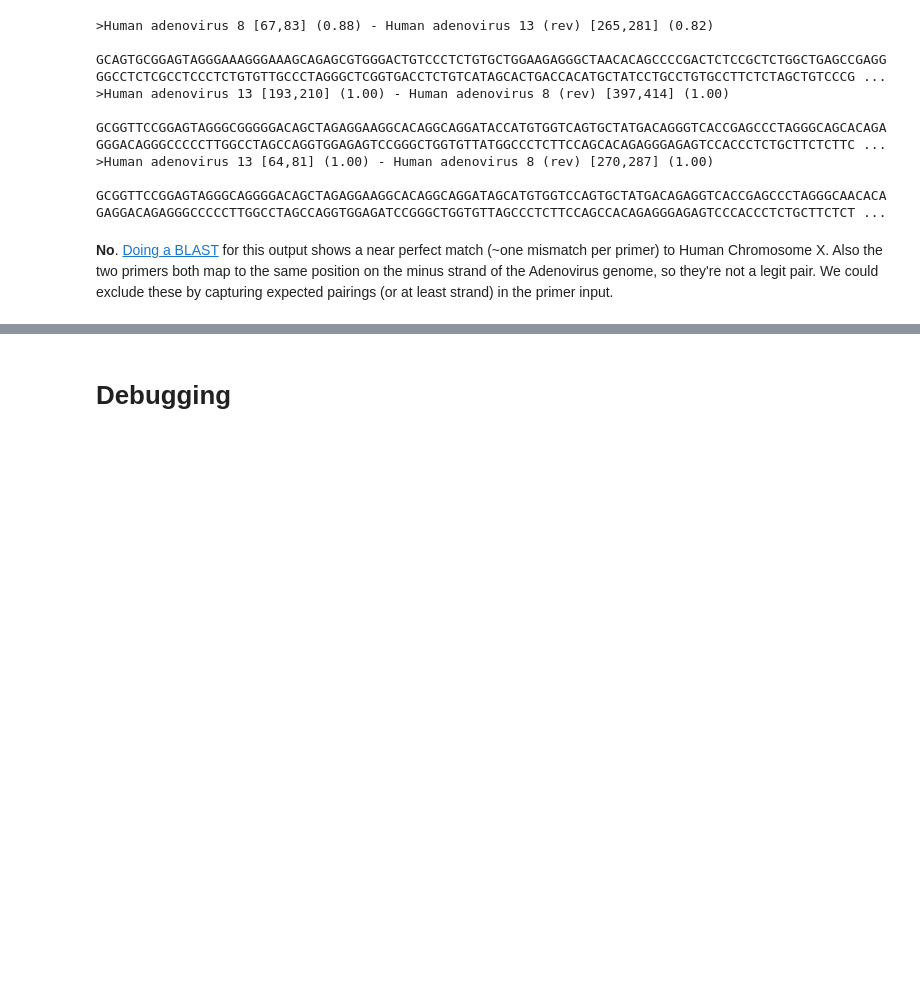
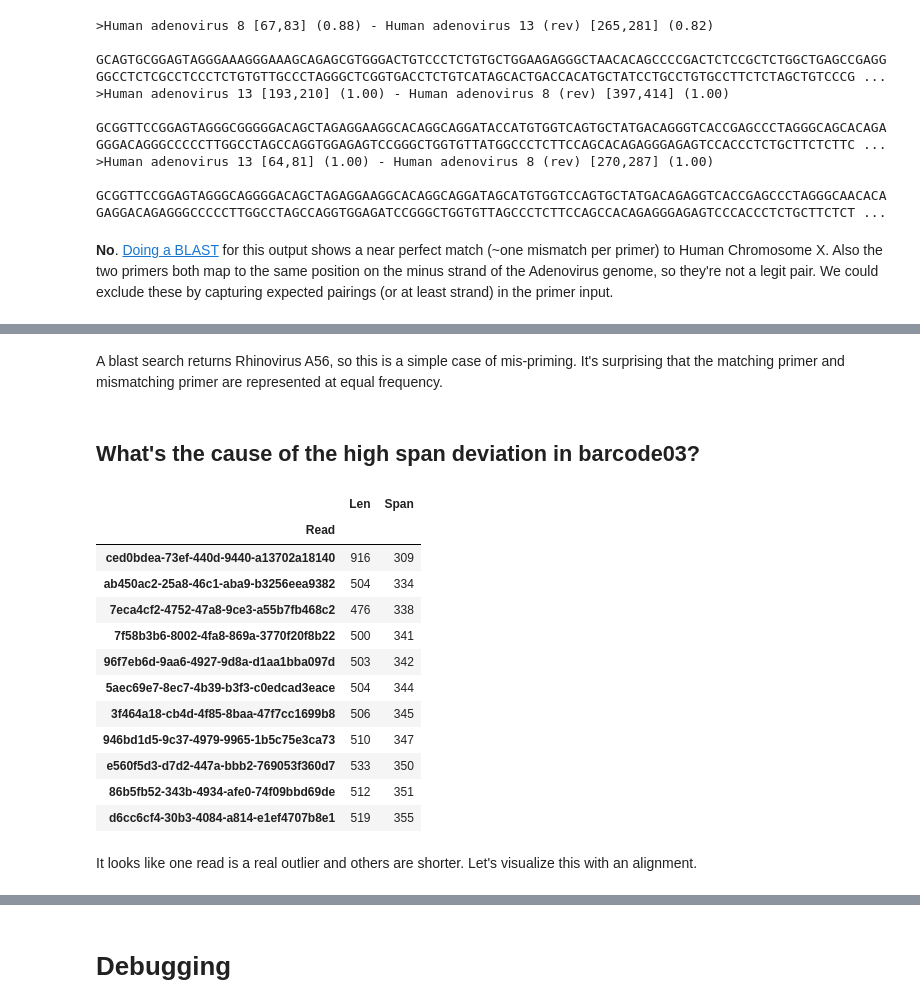
Before and after one commit to RByers/RespiCov-analyze, a Jupyter notebook: RCMatchPrimers.ipynb, the cells around one changed output, grey strips where cells are left out. Saved outputs shown, nothing was run; the diff lists cells and outputs as text; code cells hidden in the pictures; blank space fills up the shorter version.

Commit message:
Add a bit more match analysis

```diff
--- a/RCMatchPrimers.ipynb
+++ b/RCMatchPrimers.ipynb
@@ -551,0 +558,9 @@ for (subdir, read, hit1, hit2, span, pairname) in getPrimerPairs("barcode01"):
+# %%
+printed = 0
+for (subdir, read, hit1, hit2, span, pairname) in getPrimerPairs("barcode06"):
+    if (pairname=="Rhinovirus/Enterovirus 2/3"):
+        print(">" + hitString(hit1) + " - " + hitString(hit2) + " len=" + str(len(read)))
+        print("  " + read.seq[hit1.end:hit2.start])  # trim primers
+        printed += 1
+        if printed == 3:
+            break
@@ -551,0 +574,32 @@ for (subdir, read, hit1, hit2, span, pairname) in getPrimerPairs("barcode01"):
+# %% [markdown]
+A blast search returns Rhinovirus A56, so this is a simple case of mis-priming. It's surprising that the matching primer and mismatching primer are represented at equal frequency.
+# %% [markdown]
+## What's the cause of the high span deviation in barcode03?
+# %%
+table = {"Read":[], "Len":[], "Span":[]}
+for (subdir, read, hit1, hit2, span, pairname) in getPrimerPairs("barcode03"):
+    if (pairname=="Rhinovirus/Enterovirus 1/3"):
+        table["Read"].append(read.id)
+        table["Len"].append(len(read))
+        table["Span"].append(span)
+
+df = pd.DataFrame(data=table)
+df.set_index("Read", inplace=True)
+df.sort_values("Span", inplace=True)
+df
+# %% [output]
+|  | Len | Span |
+| Read |  |  |
+| ced0bdea-73ef-440d-9440-a13702a18140 | 916 | 309 |
+| ab450ac2-25a8-46c1-aba9-b3256eea9382 | 504 | 334 |
+| 7eca4cf2-4752-47a8-9ce3-a55b7fb468c2 | 476 | 338 |
+| 7f58b3b6-8002-4fa8-869a-3770f20f8b22 | 500 | 341 |
+| 96f7eb6d-9aa6-4927-9d8a-d1aa1bba097d | 503 | 342 |
+| 5aec69e7-8ec7-4b39-b3f3-c0edcad3eace | 504 | 344 |
+| 3f464a18-cb4d-4f85-8baa-47f7cc1699b8 | 506 | 345 |
+| 946bd1d5-9c37-4979-9965-1b5c75e3ca73 | 510 | 347 |
+| e560f5d3-d7d2-447a-bbb2-769053f360d7 | 533 | 350 |
+| 86b5fb52-343b-4934-afe0-74f09bbd69de | 512 | 351 |
+| d6cc6cf4-30b3-4084-a814-e1ef4707b8e1 | 519 | 355 |
+# %% [markdown]
+It looks like one read is a real outlier and others are shorter. Let's visualize this with an alignment.
```
Also changed, not shown: parts of 10 cells of this notebook.
